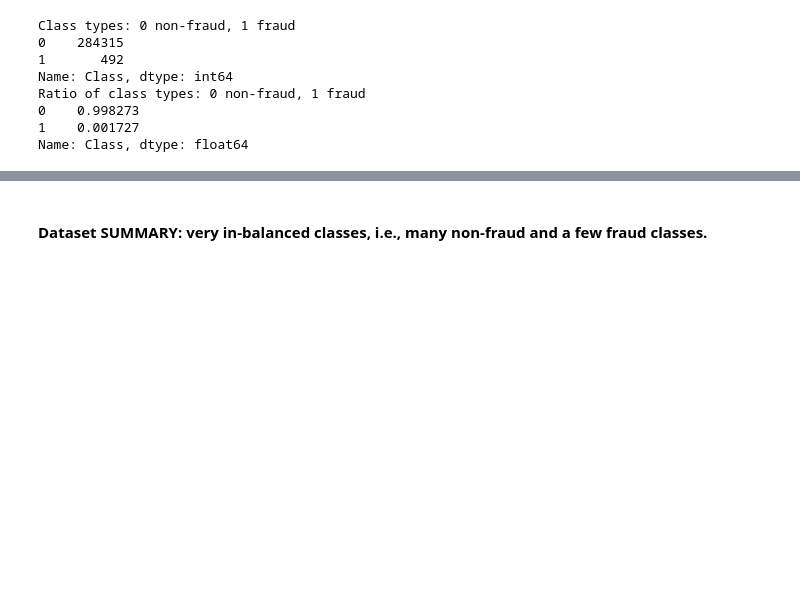
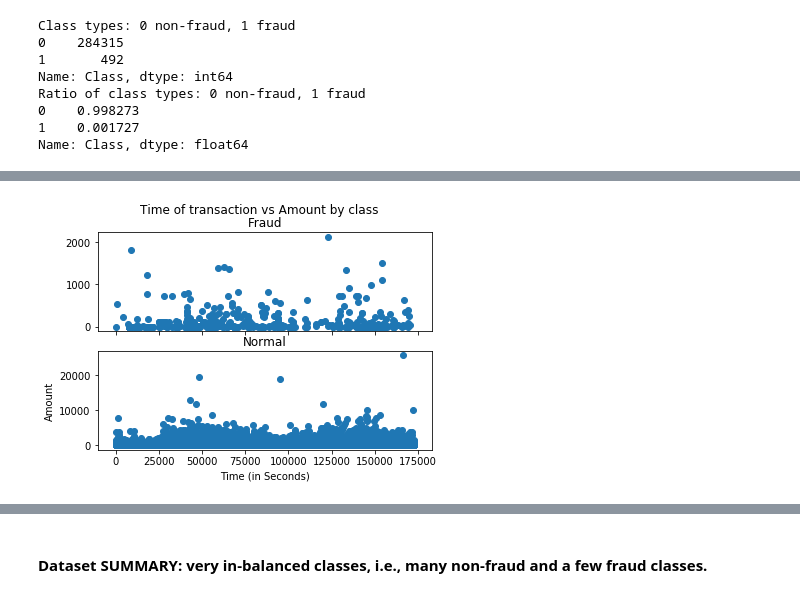
Before and after one commit to rayguang/brain, a Jupyter notebook: tasks/classification/Fraud Classification.ipynb, the cells around one changed output, grey strips where cells are left out. Cells and saved outputs as stored; diff of their text form; code cells hidden in the pictures; blank space fills up the shorter version.

```diff
--- a/tasks/classification/Fraud Classification.ipynb
+++ b/tasks/classification/Fraud Classification.ipynb
@@ -122,0 +129,4 @@ dtype: int64
+# %%
+Fraud = df[df['Class']==1]
+
+Normal = df[df['Class']==0]
@@ -122,0 +159,14 @@ dtype: int64
+# %%
+# Check if time is relevant to identify normal/fraud transaction
+
+f, (ax1, ax2) = plt.subplots(2, 1, sharex=True)
+f.suptitle('Time of transaction vs Amount by class')
+ax1.scatter(Fraud.Time, Fraud.Amount)
+ax1.set_title('Fraud')
+ax2.scatter(Normal.Time, Normal.Amount)
+ax2.set_title('Normal')
+plt.xlabel('Time (in Seconds)')
+plt.ylabel('Amount')
+plt.show()
+# %% [output]
+[figure, added]
```
Also changed, not shown: parts of 45 cells of this notebook, 3 other files.
